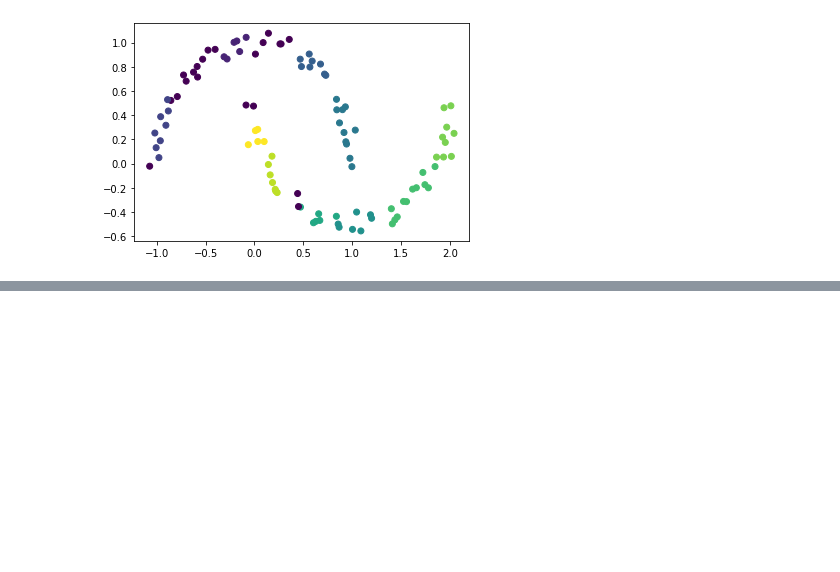
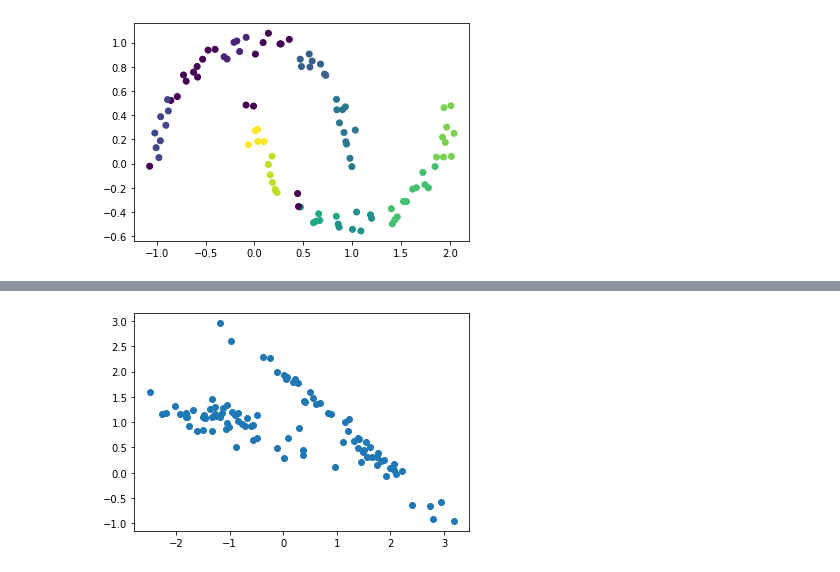
Before and after one commit to Pomilusky/apuntes_clase, a Jupyter notebook: semana_7/2.1 - Mas modelos USL.ipynb, the cells around one changed output, grey strips where cells are left out. Cells and saved outputs as stored; diff of their text form; code cells hidden in the pictures; blank space fills up the shorter version.

```diff
--- a/semana_7/2.1 - Mas modelos USL.ipynb
+++ b/semana_7/2.1 - Mas modelos USL.ipynb
@@ -168,0 +208,2 @@ Se asume que los datos son mezclas de un nº finito de distribuciones gaussianas
+# %%
+X=mc(n_features=2, n_redundant=0, n_informative=2, n_clusters_per_class=1)
@@ -168,0 +213,4 @@ Se asume que los datos son mezclas de un nº finito de distribuciones gaussianas
+# %%
+plt.scatter(X[0][:,0], X[0][:,1]);
+# %% [output]
+[figure, added]
```
Also changed, not shown: parts of 12 cells of this notebook.
